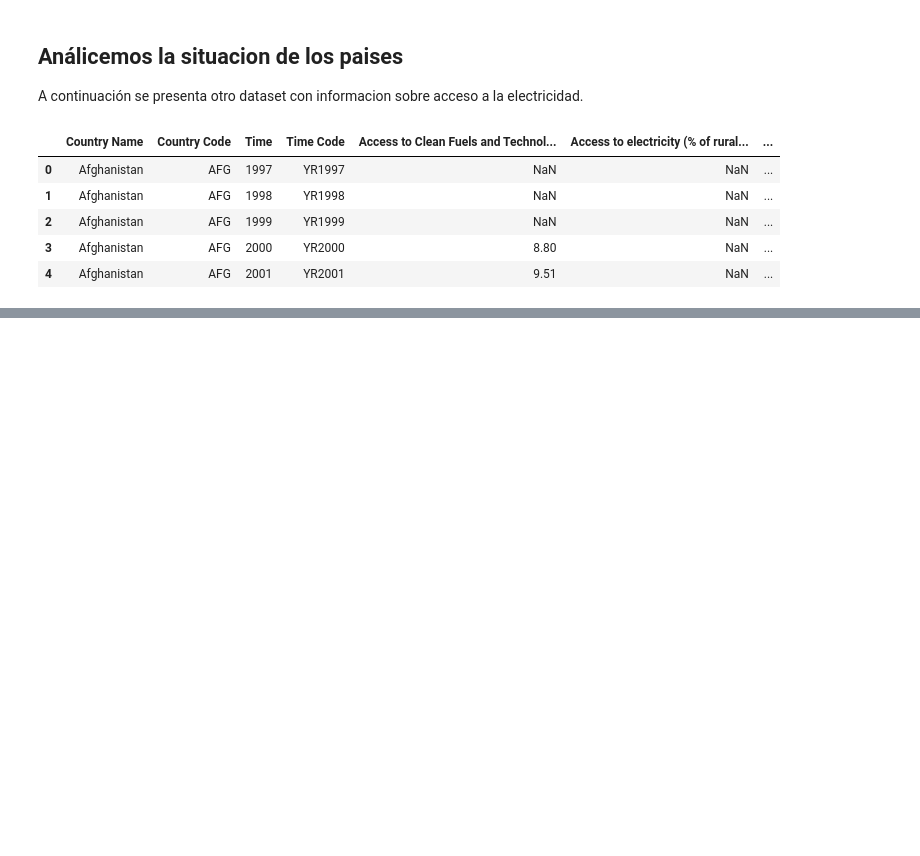
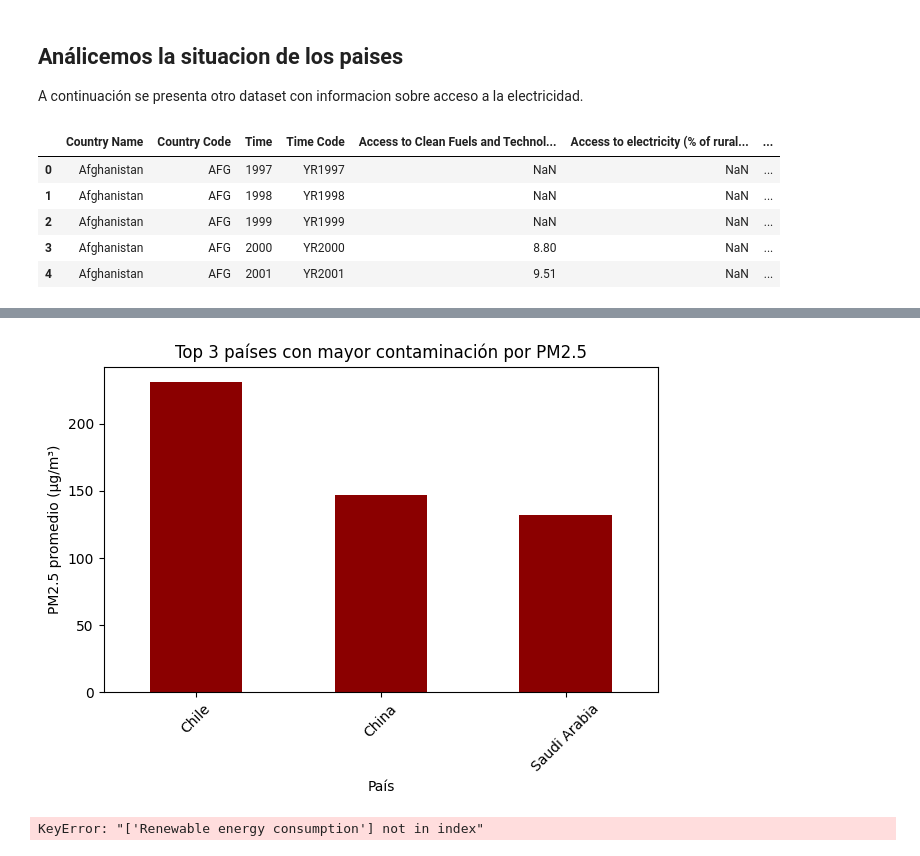
Before and after one commit to BelenUrdangarin/Integrador-Urdangarin---Olivera, a Jupyter notebook: Integrador_Olivera_Urdangarin.ipynb, the cells around one changed output, grey strips where cells are left out. Saved outputs shown, nothing was run; the diff lists cells and outputs as text; code cells hidden in the pictures; blank space fills up the shorter version.

```diff
--- a/Integrador_Olivera_Urdangarin.ipynb
+++ b/Integrador_Olivera_Urdangarin.ipynb
@@ -454,0 +541,21 @@ ren_ener.drop(['Country Code', 'Time Code'], axis=1, inplace=True)
+# %%
+top_3_pm25 = df_air.groupby('country')['air_quality_PM2.5'].mean().sort_values(ascending=False).head(3)
+top_3_pm25.plot(kind='bar', color='darkred')
+plt.title('Top 3 países con mayor contaminación por PM2.5')
+plt.ylabel('PM2.5 promedio (μg/m³)')
+plt.xlabel('País')
+plt.xticks(rotation=45)
+plt.tight_layout()
+plt.show()
+# %% [output]
+[figure, added]
+# %%
+clim_pais = clim_pais.rename(columns={'country': 'Country Name'})
+
+df_combinado = pd.merge(clim_pais, ren_ener, on='Country Name', how='inner')
+df_filtrado = df_combinado[['Country Name', 'air_quality_PM2.5', 'Renewable energy consumption']]
+df_filtrado = df_filtrado.dropna()
+
+print(df_filtrado.head())
+# %% [output]
+KeyError: "['Renewable energy consumption'] not in index"
```
Also changed, not shown: parts of 11 cells of this notebook.
